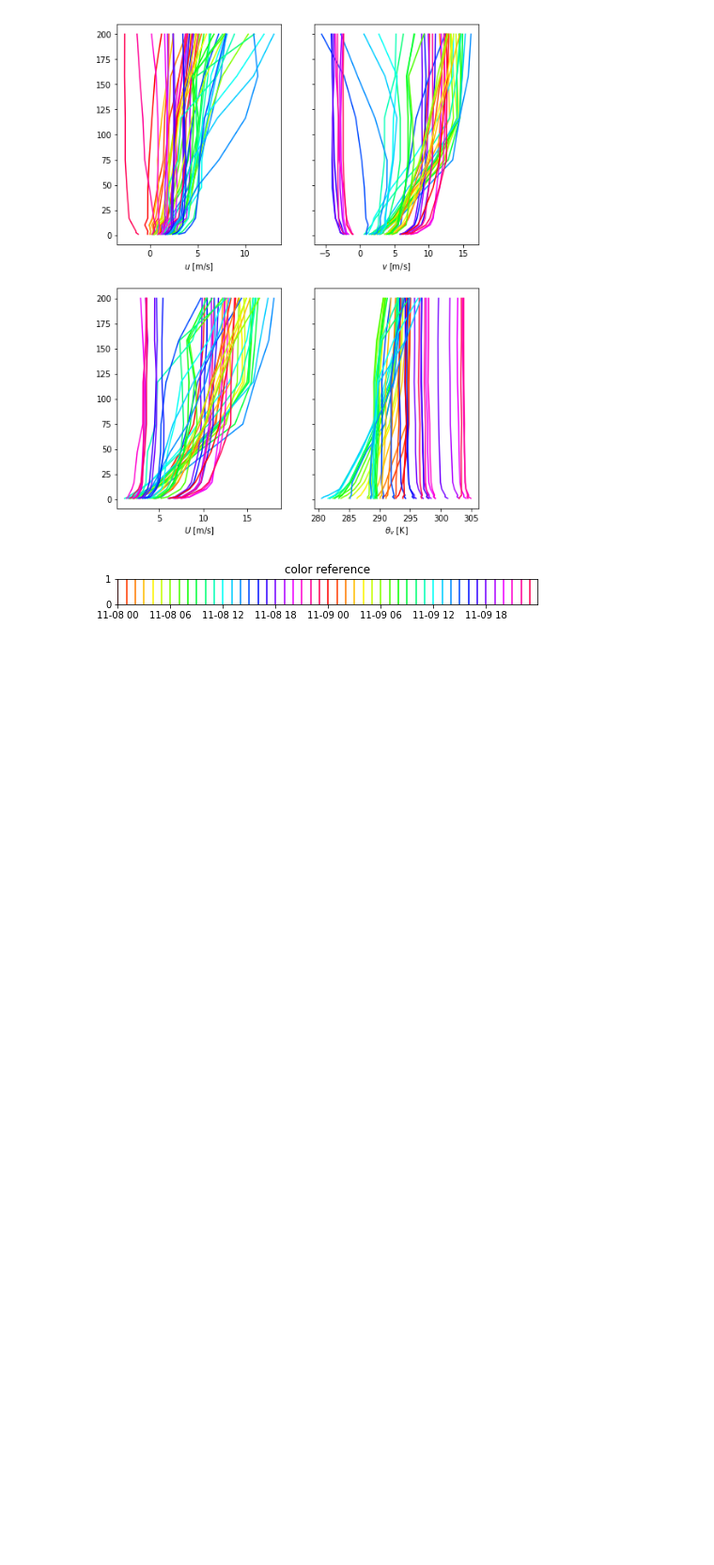
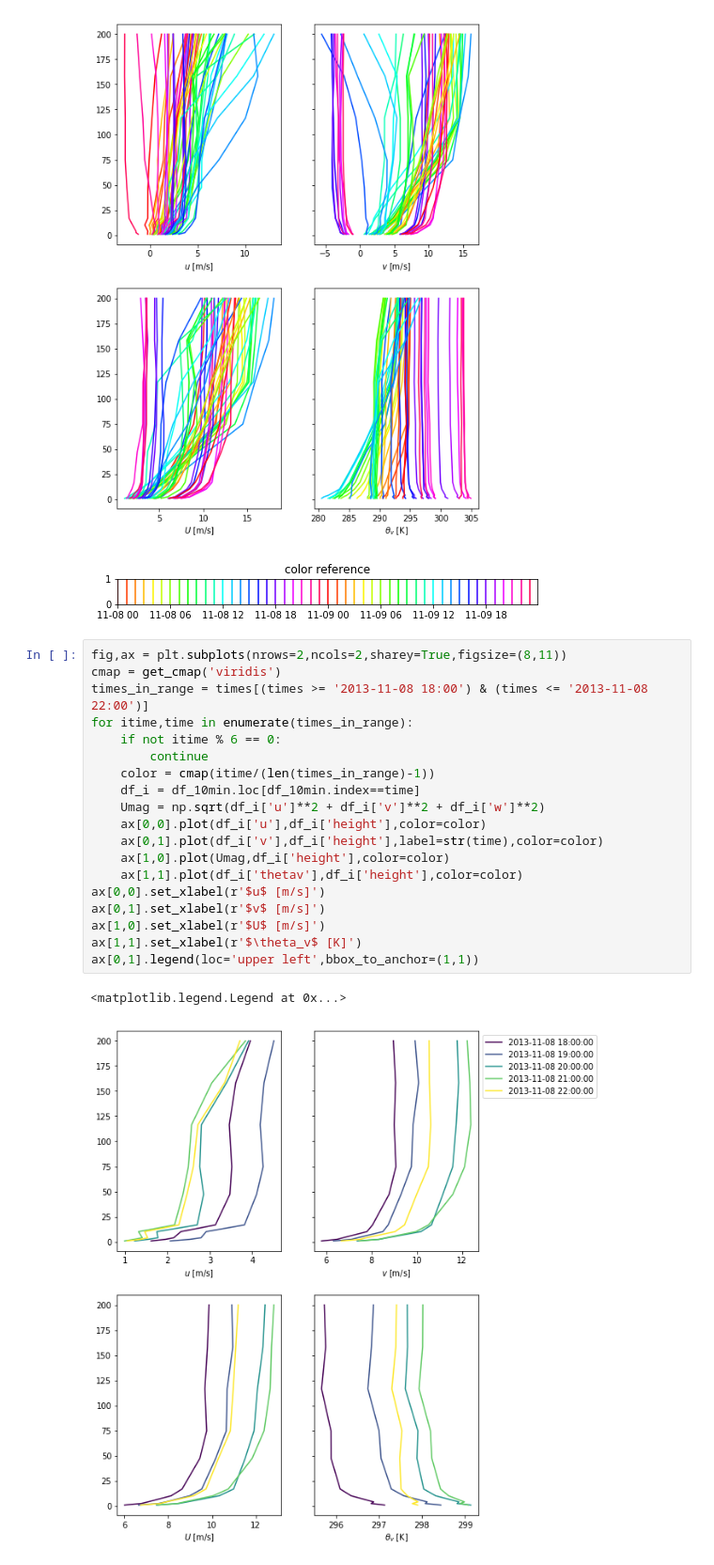
Before and after one commit to ewquon/analysis, a Jupyter notebook: swift/process_TTU_tower_data.ipynb, the cells around one changed output. Shown: that part at 94% size. Saved outputs shown, nothing was run; the diff lists cells and outputs as text; blank space fills up the shorter version.

Commit message:
Add profile plots

```diff
--- a/swift/process_TTU_tower_data.ipynb
+++ b/swift/process_TTU_tower_data.ipynb
@@ -248,3 +249,25 @@ ax2.set_title('color reference')
 Text(0.5,1,'color reference')
 [figure]
 [figure]
+# %%
+fig,ax = plt.subplots(nrows=2,ncols=2,sharey=True,figsize=(8,11))
+cmap = get_cmap('viridis')
+times_in_range = times[(times >= '2013-11-08 18:00') & (times <= '2013-11-08 22:00')]
+for itime,time in enumerate(times_in_range):
+    if not itime % 6 == 0:
+        continue
+    color = cmap(itime/(len(times_in_range)-1))
+    df_i = df_10min.loc[df_10min.index==time]
+    Umag = np.sqrt(df_i['u']**2 + df_i['v']**2 + df_i['w']**2)
+    ax[0,0].plot(df_i['u'],df_i['height'],color=color)
+    ax[0,1].plot(df_i['v'],df_i['height'],label=str(time),color=color)
+    ax[1,0].plot(Umag,df_i['height'],color=color)
+    ax[1,1].plot(df_i['thetav'],df_i['height'],color=color)
+ax[0,0].set_xlabel(r'$u$ [m/s]')
+ax[0,1].set_xlabel(r'$v$ [m/s]')
+ax[1,0].set_xlabel(r'$U$ [m/s]')
+ax[1,1].set_xlabel(r'$\theta_v$ [K]')
+ax[0,1].legend(loc='upper left',bbox_to_anchor=(1,1))
+# %% [output]
+<matplotlib.legend.Legend at 0x...>
+[figure, added]
```
Also changed, not shown: parts of 9 cells of this notebook.
